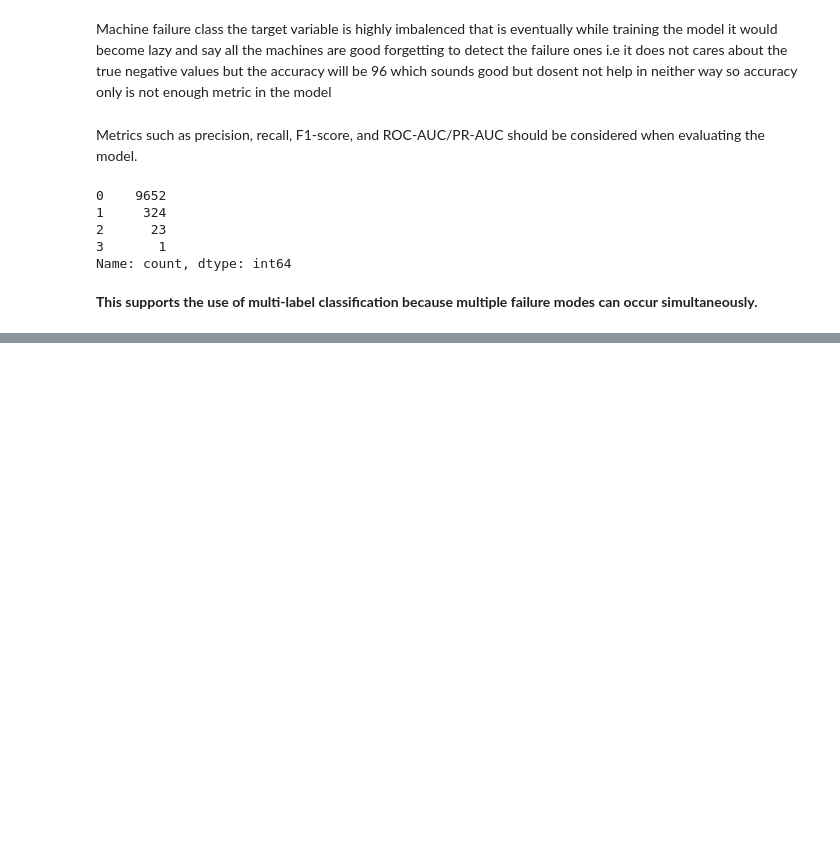
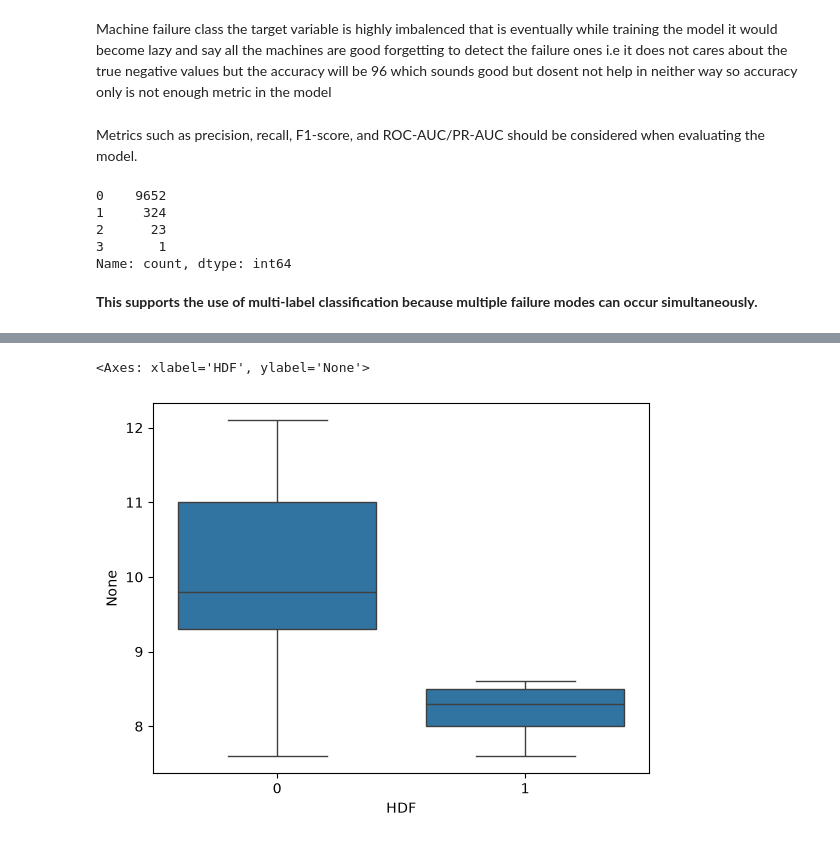
Before and after one commit to sanjayofficialworks-ai/predictive-maintance, a Jupyter notebook: notebooks/eda.ipynb, the cells around one changed output, grey strips where cells are left out. Cells and saved outputs as stored; diff of their text form; code cells hidden in the pictures; blank space fills up the shorter version.

```diff
--- a/notebooks/eda.ipynb
+++ b/notebooks/eda.ipynb
@@ -227,0 +238,5 @@ Name: count, dtype: int64
+# %%
+ sns.boxplot(x='HDF', y=temperature_difference, data=df)
+# %% [output]
+<Axes: xlabel='HDF', ylabel='None'>
+[figure, added]
```
Also changed, not shown: parts of 2 cells of this notebook.
